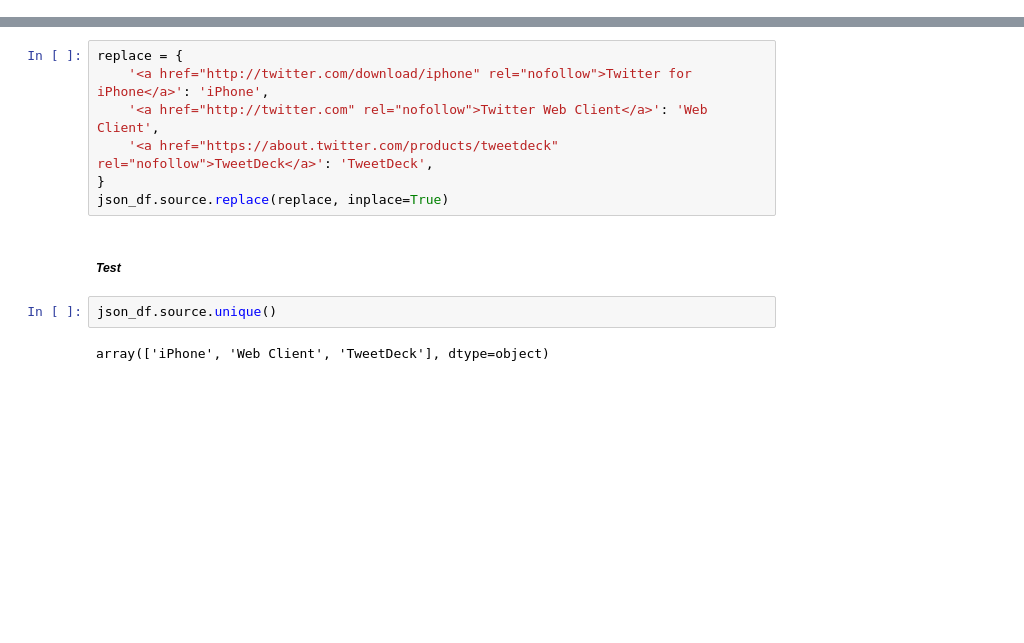
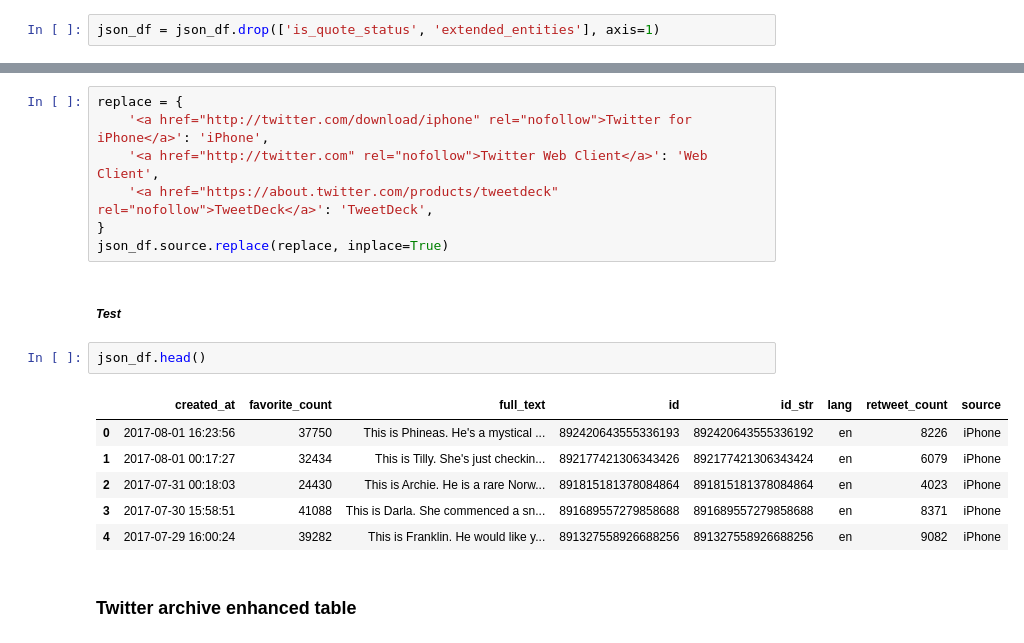
Before and after one commit to MohamedElgohary2012/udacity-wrangle-and-analyze-data, a Jupyter notebook: wrangle_act.ipynb, the cells around one changed output, grey strips where cells are left out. Saved outputs shown, nothing was run; the diff lists cells and outputs as text; blank space fills up the shorter version.

```diff
--- a/wrangle_act.ipynb
+++ b/wrangle_act.ipynb
@@ -392,0 +429,2 @@ memory usage: 155.7+ KB
+# %%
+json_df = json_df.drop(['is_quote_status', 'extended_entities'], axis=1)
@@ -439,7 +485,14 @@ replace = {
 json_df.source.replace(replace, inplace=True)
 # %% [markdown]
 ##### _Test_
-# %%
-json_df.source.unique()
-# %% [output]
-array(['iPhone', 'Web Client', 'TweetDeck'], dtype=object)
+# %%
+json_df.head()
+# %% [output]
+|  | created_at | favorite_count | full_text | id | id_str | lang | retweet_count | source |
+| 0 | 2017-08-01 16:23:56 | 37750 | This is Phineas. He's a mystical ... | 892420643555336193 | 892420643555336192 | en | 8226 | iPhone |
+| 1 | 2017-08-01 00:17:27 | 32434 | This is Tilly. She's just checkin... | 892177421306343426 | 892177421306343424 | en | 6079 | iPhone |
+| 2 | 2017-07-31 00:18:03 | 24430 | This is Archie. He is a rare Norw... | 891815181378084864 | 891815181378084864 | en | 4023 | iPhone |
+| 3 | 2017-07-30 15:58:51 | 41088 | This is Darla. She commenced a sn... | 891689557279858688 | 891689557279858688 | en | 8371 | iPhone |
+| 4 | 2017-07-29 16:00:24 | 39282 | This is Franklin. He would like y... | 891327558926688256 | 891327558926688256 | en | 9082 | iPhone |
+# %% [markdown]
+### Twitter archive enhanced table
```
Also changed, not shown: parts of 32 cells of this notebook, 1 other file.
